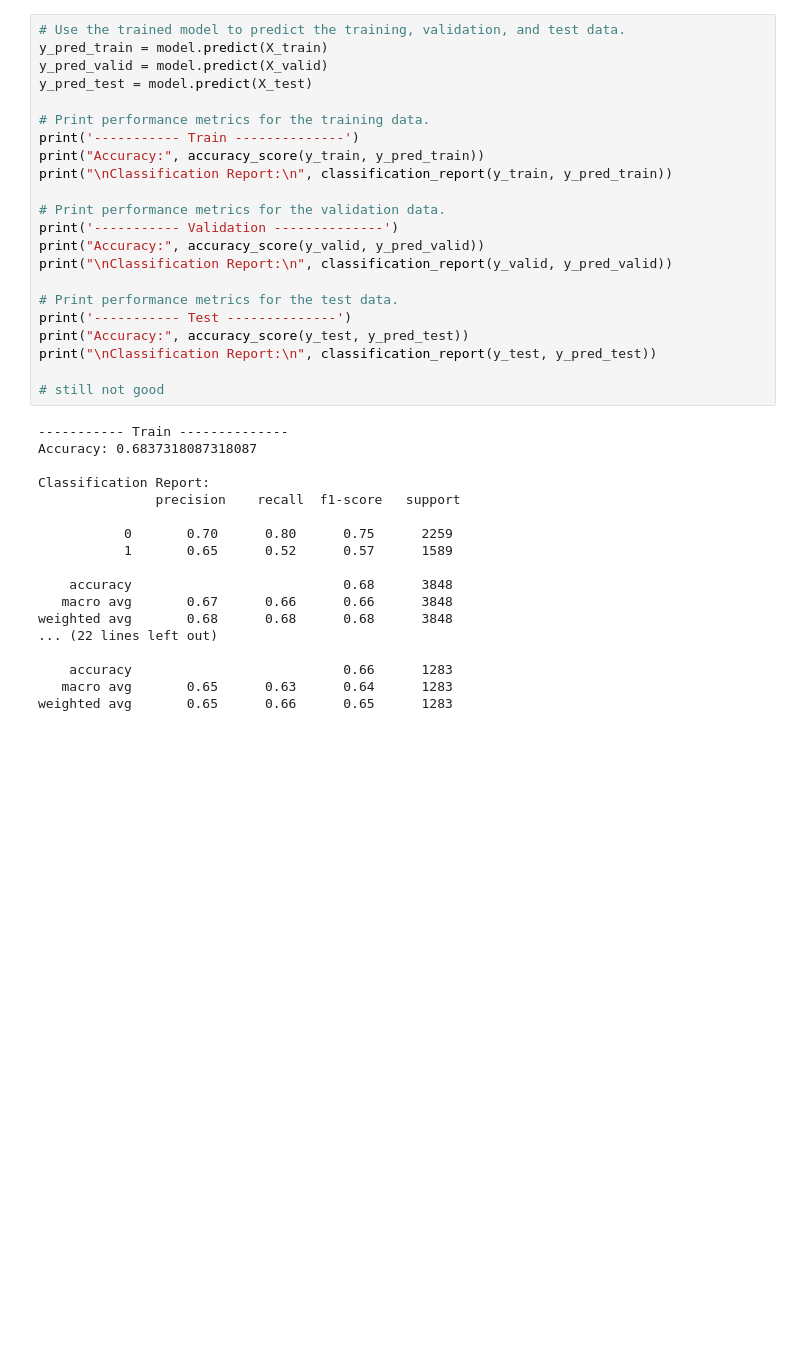
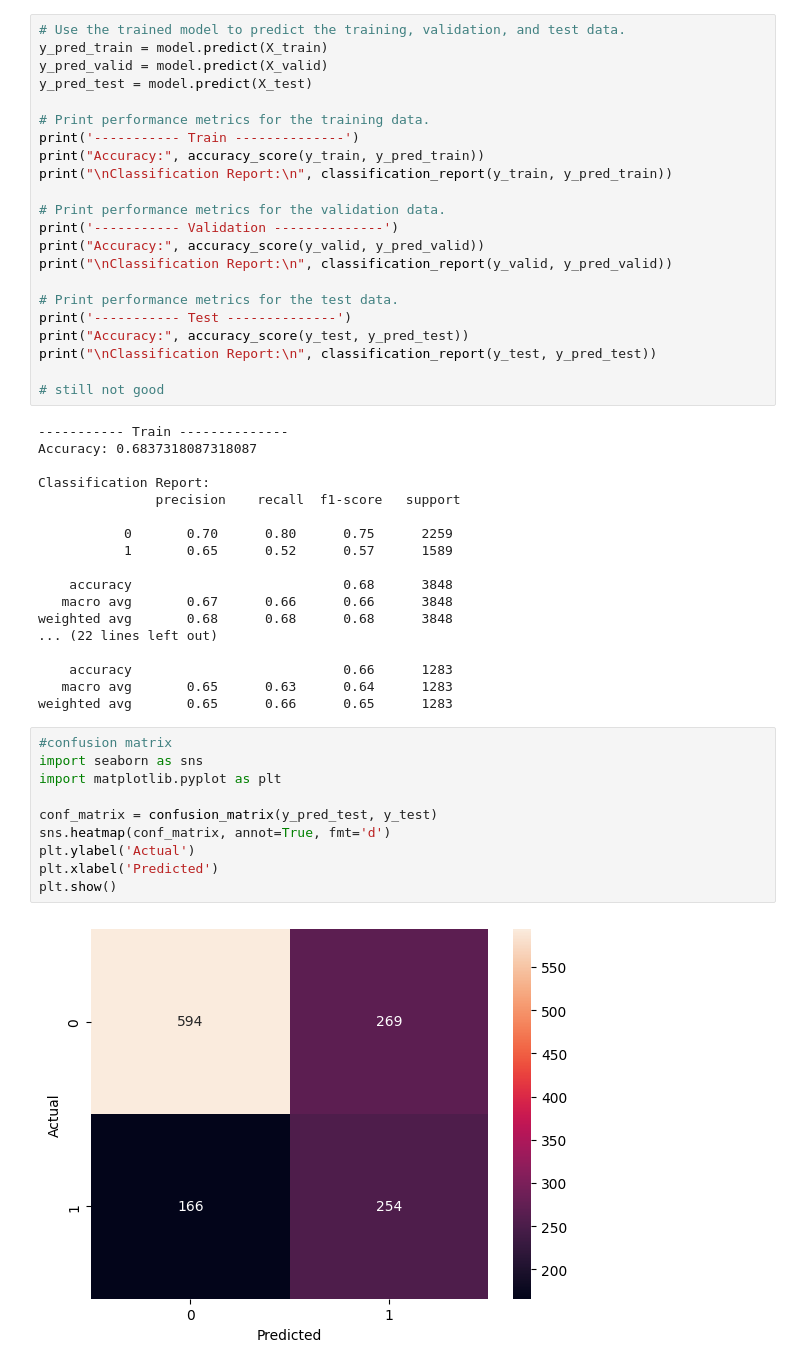
Before and after one commit to lilyzhizhou/Identifying-Prediabetes-ML, a Jupyter notebook: SVM.ipynb, the cells around one changed output. Drawn from its saved outputs; the diff is of its cells as text; blank space fills up the shorter version.

Commit message:
added conf matrix and roc

```diff
--- a/SVM.ipynb
+++ b/SVM.ipynb
@@ -290,3 +290,15 @@ weighted avg       0.68      0.68      0.68      3848
     accuracy                           0.66      1283
    macro avg       0.65      0.63      0.64      1283
 weighted avg       0.65      0.66      0.65      1283
+# %%
+#confusion matrix
+import seaborn as sns
+import matplotlib.pyplot as plt
+
+conf_matrix = confusion_matrix(y_pred_test, y_test)
+sns.heatmap(conf_matrix, annot=True, fmt='d')
+plt.ylabel('Actual')
+plt.xlabel('Predicted')
+plt.show()
+# %% [output]
+[figure, added]
```
Also changed, not shown: parts of 3 cells of this notebook.
